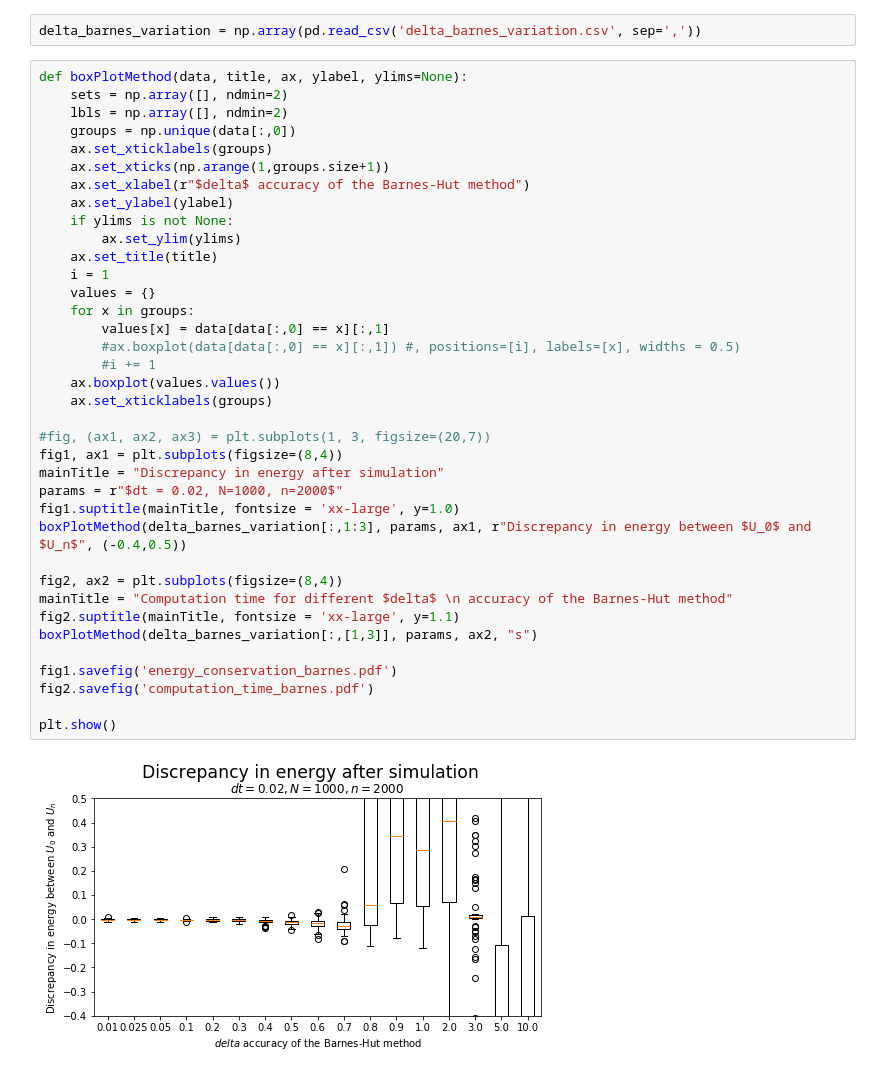
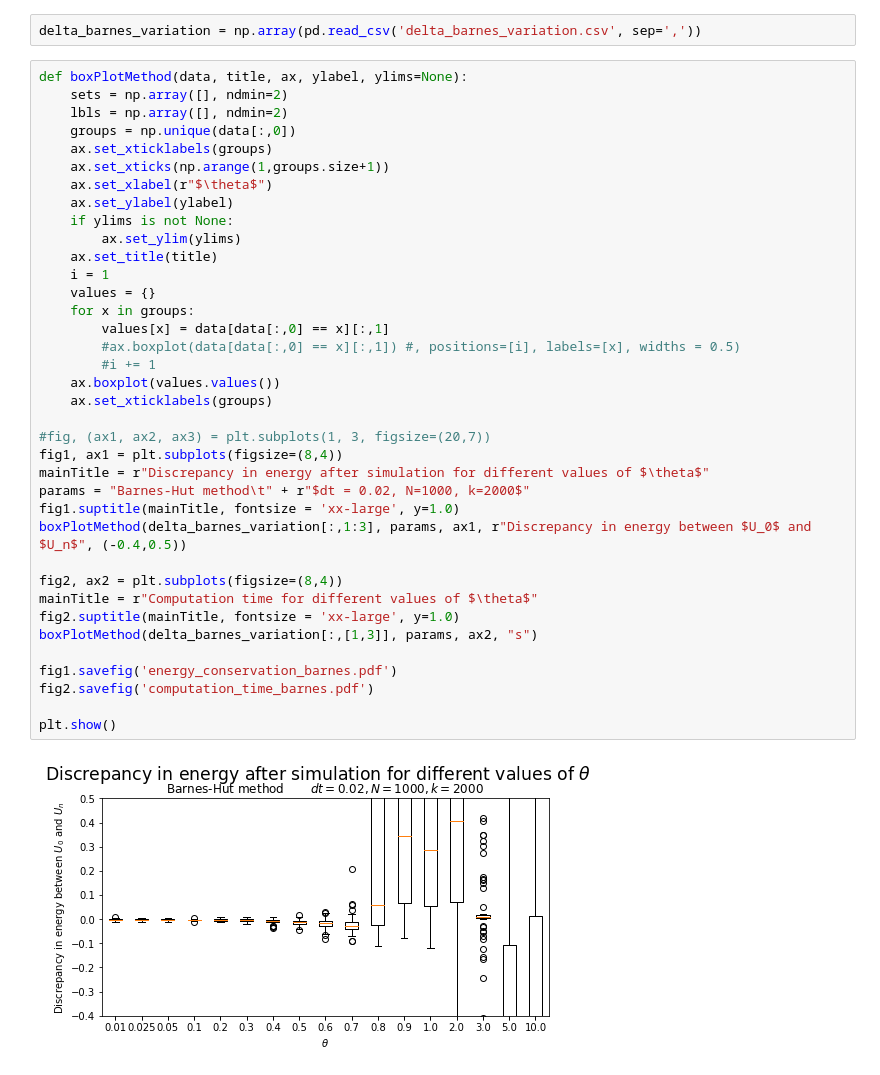
Before and after one commit to Theys96/GalaxySim, a Jupyter notebook: analysis/deltaVariationBarnes.ipynb, the cells around one changed output. Saved outputs shown, nothing was run; the diff lists cells and outputs as text.

Commit message:
Changed some diagrams

```diff
--- a/analysis/deltaVariationBarnes.ipynb
+++ b/analysis/deltaVariationBarnes.ipynb
@@ -10,36 +10,36 @@ def boxPlotMethod(data, title, ax, ylabel, ylims=None):
     lbls = np.array([], ndmin=2)
     groups = np.unique(data[:,0])
     ax.set_xticklabels(groups)
     ax.set_xticks(np.arange(1,groups.size+1))
-    ax.set_xlabel(r"$delta$ accuracy of the Barnes-Hut method")
+    ax.set_xlabel(r"$\theta$")
     ax.set_ylabel(ylabel)
     if ylims is not None:
         ax.set_ylim(ylims)
     ax.set_title(title)
     i = 1
     values = {}
     for x in groups:
         values[x] = data[data[:,0] == x][:,1]
         #ax.boxplot(data[data[:,0] == x][:,1]) #, positions=[i], labels=[x], widths = 0.5)
         #i += 1
     ax.boxplot(values.values())
     ax.set_xticklabels(groups)
 
 #fig, (ax1, ax2, ax3) = plt.subplots(1, 3, figsize=(20,7))
 fig1, ax1 = plt.subplots(figsize=(8,4))
-mainTitle = "Discrepancy in energy after simulation"
-params = r"$dt = 0.02, N=1000, n=2000$"
+mainTitle = r"Discrepancy in energy after simulation for different values of $\theta$"
+params = "Barnes-Hut method\t" + r"$dt = 0.02, N=1000, k=2000$"
 fig1.suptitle(mainTitle, fontsize = 'xx-large', y=1.0)
 boxPlotMethod(delta_barnes_variation[:,1:3], params, ax1, r"Discrepancy in energy between $U_0$ and $U_n$", (-0.4,0.5))
 
 fig2, ax2 = plt.subplots(figsize=(8,4))
-mainTitle = "Computation time for different $delta$ \n accuracy of the Barnes-Hut method"
-fig2.suptitle(mainTitle, fontsize = 'xx-large', y=1.1)
+mainTitle = r"Computation time for different values of $\theta$"
+fig2.suptitle(mainTitle, fontsize = 'xx-large', y=1.0)
 boxPlotMethod(delta_barnes_variation[:,[1,3]], params, ax2, "s")
 
 fig1.savefig('energy_conservation_barnes.pdf')
 fig2.savefig('computation_time_barnes.pdf')
 
 plt.show()
 # %% [output]
-[figure, old version]
+[figure, new version]
```
Also changed, not shown: parts of 1 cell of this notebook, 2 other files.
